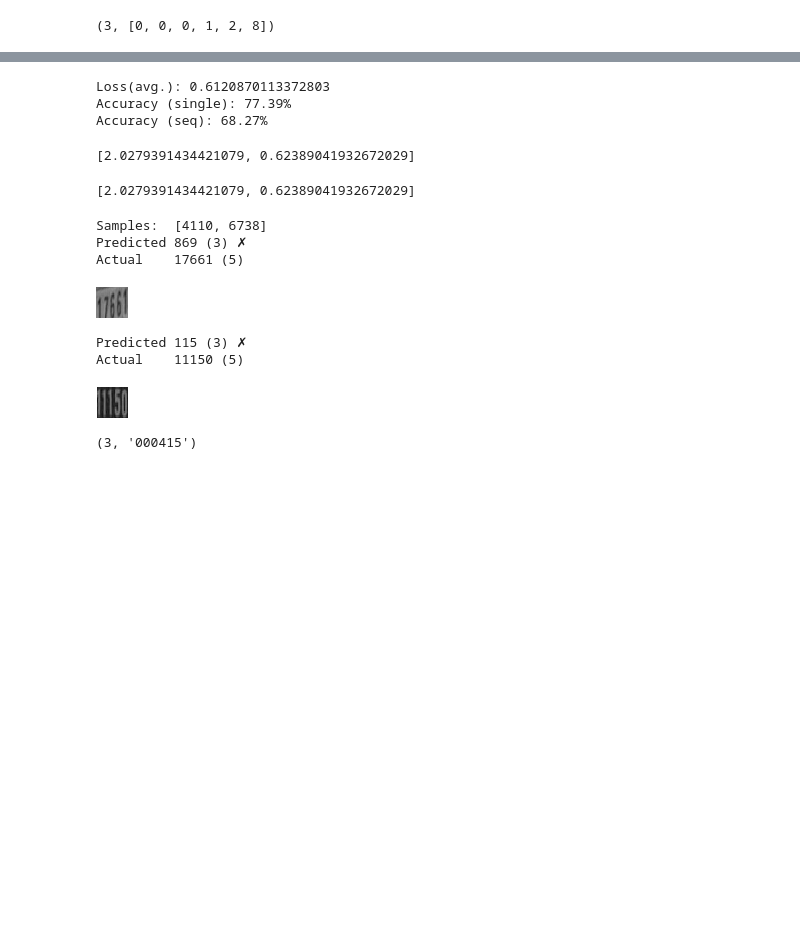
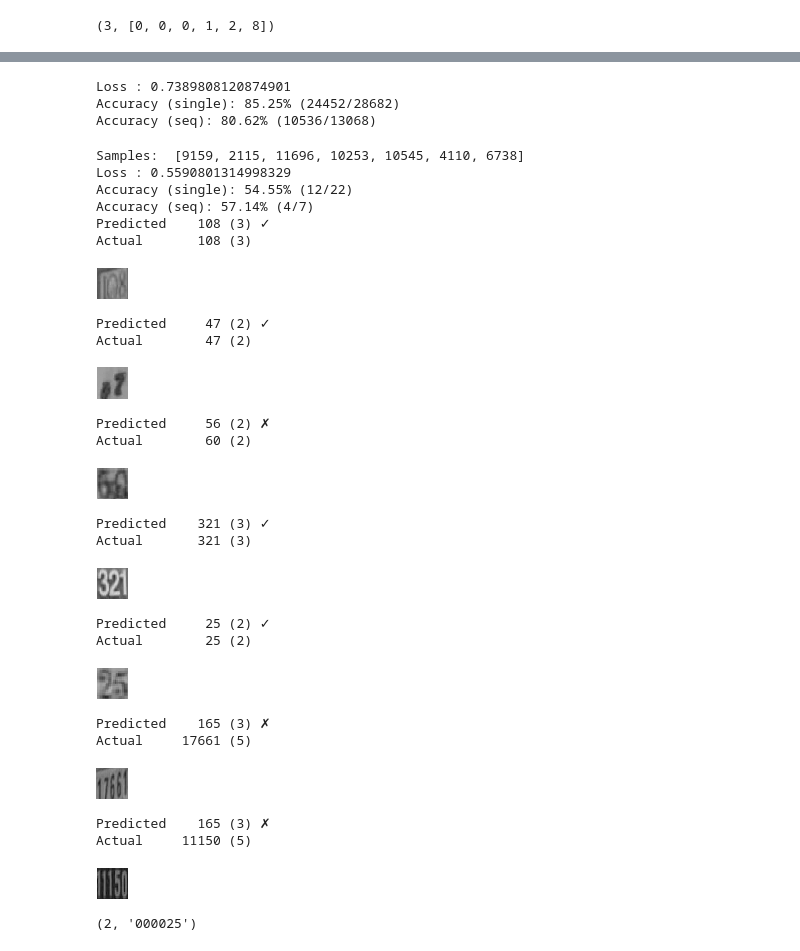
Before and after one commit to sathyz/svhn, a Jupyter notebook: svhn.ipynb, the cells around one changed output, grey strips where cells are left out. Saved outputs shown, nothing was run; the diff lists cells and outputs as text; code cells hidden in the pictures; blank space fills up the shorter version.

Commit message:
version v2 with Batch Normalization.
* Accuracy Single: 85%, Multi: 80% after 55 epochs

```diff
--- a/svhn.ipynb
+++ b/svhn.ipynb
@@ -40,8 +40,8 @@ np.argmax(y_train[0][8]), [np.argmax(y_train[i+1][8]) for i in range(6)]
 # %%
 from keras.models import Sequential
 from keras.layers import Conv2D, MaxPooling2D
+from keras.layers.normalization import BatchNormalization
 from keras.layers import Activation, Dropout, Flatten, Dense, Reshape, Input, Dot
-
 from keras.layers.merge import multiply
 
 img_input = Input(shape=(32,32,1))
@@ -49,14 +49,17 @@ img_input = Input(shape=(32,32,1))
 cnn = Sequential()
 cnn.add(Conv2D(16, (3, 3), input_shape=(32, 32, 1)))
 cnn.add(Activation('relu'))
+cnn.add(BatchNormalization())
 cnn.add(MaxPooling2D(pool_size=(2, 2)))
 
 cnn.add(Conv2D(32, (3, 3)))
 cnn.add(Activation('relu'))
+cnn.add(BatchNormalization())
 cnn.add(MaxPooling2D(pool_size=(2, 2)))
 
 cnn.add(Conv2D(64, (3, 3)))
 cnn.add(Activation('relu'))
+cnn.add(BatchNormalization())
 cnn.add(MaxPooling2D(pool_size=(2, 2)))
 
 cnn = cnn(img_input)
@@ -195,45 +208,57 @@ def performance(y_true, y_pred):
 # %%
 y_pred = estimator.predict(x_test)
+performance(y_test, y_pred)
+# %% [output]
+Loss : 0.7389808120874901
+Accuracy (single): 85.25% (24452/28682)
+Accuracy (seq): 80.62% (10536/13068)
-# %%
-performance(y_test, y_pred)
-# %% [output]
-Loss(avg.): 0.6120870113372803
-Accuracy (single): 77.39%
-Accuracy (seq): 68.27%
-# %%
-model.evaluate(x_test, y_test)
-# %% [output]
-[2.0279391434421079, 0.62389041932672029]
-# %%
-model.evaluate([x_test,] + y_test, np.ones(x_test.shape[0]))
-# %% [output]
-[2.0279391434421079, 0.62389041932672029]
 # %%
 from IPython.display import display
 # %%
-# samples = [ 9159,  2115, 11696, 10253, 10545]
+samples = [ 9159,  2115, 11696, 10253, 10545] + [4110, 6738]
 #samples = np.random.choice(x_test.shape[0], 5)
-samples = [4110, 6738]
+
 print("Samples: ", samples)
 y_pred = estimator.predict(x_test[samples])
+y_true = [ y_test[i][samples] for i in range(7) ]
+
+performance( y_true, y_pred)
 
 for s,sample in enumerate(samples):
     size_pred = np.argmax( y_pred[0][s] )
     num_pred = "".join(map(str, [np.argmax(y_pred[i+1][s]) for i in range(6 - size_pred, 6)] ))
 
     size_true = np.argmax( y_test[0][sample] )
-    num_true = "".join(map(str, [np.argmax(y_test[i+1][sample]) for i in range(6 - size_true, 6)] ))
+    num_true = "".join(map(str, [np.argmax(y_true[i+1][s]) for i in range(6 - size_true, 6)] ))
 
-    print( "Predicted {} ({}) {}".format(num_pred, size_pred, "✓" if num_pred == num_true else "✗"))
-    print( "Actual    {} ({})".format(num_true, size_true))
+    print( "Predicted {:>6} ({}) {}".format(num_pred, size_pred, "✓" if num_pred == num_true else "✗"))
+    print( "Actual    {:>6} ({})".format(num_true, size_true))
     # print( num_pred == num_true )
     display(array_to_img(x_test[sample]))
 # %% [output]
-Samples:  [4110, 6738]
-Predicted 869 (3) ✗
-Actual    17661 (5)
+Samples:  [9159, 2115, 11696, 10253, 10545, 4110, 6738]
+Loss : 0.5590801314998329
+Accuracy (single): 54.55% (12/22)
+Accuracy (seq): 57.14% (4/7)
+Predicted    108 (3) ✓
+Actual       108 (3)
-[figure, old version]
+[figure, new version]
-Predicted 115 (3) ✗
-Actual    11150 (5)
+Predicted     47 (2) ✓
+Actual        47 (2)
-[figure, old version]
+[figure, new version]
+Predicted     56 (2) ✗
+Actual        60 (2)
+[figure, added]
+Predicted    321 (3) ✓
+Actual       321 (3)
+[figure, added]
+Predicted     25 (2) ✓
+Actual        25 (2)
+[figure, added]
+Predicted    165 (3) ✗
+Actual     17661 (5)
+[figure, added]
+Predicted    165 (3) ✗
+Actual     11150 (5)
+[figure, added]
 # %%
@@ -241,9 +266,9 @@ estimator.save("./svhn/model_20170810.h5")
 # %%
-size = np.argmax( y_pred[0][s] )
-num_pred = "".join(map(str, [np.argmax(y_pred[i+1][s]) for i in range(0, 6)] ))
+size = np.argmax( y_pred[0][4] )
+num_pred = "".join(map(str, [np.argmax(y_pred[i+1][4]) for i in range(0, 6)] ))
 size, num_pred
 # %% [output]
-(3, '000415')
+(2, '000025')
 # %%
 import pandas as pd
 # %%
```
Also changed, not shown: parts of 8 cells of this notebook, 1 other file.
